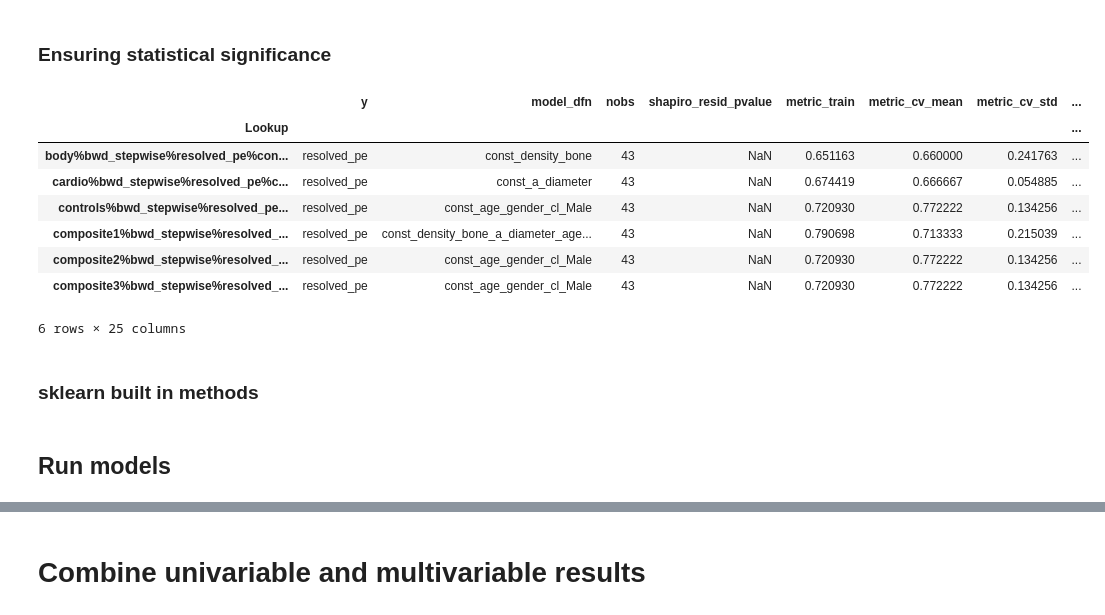
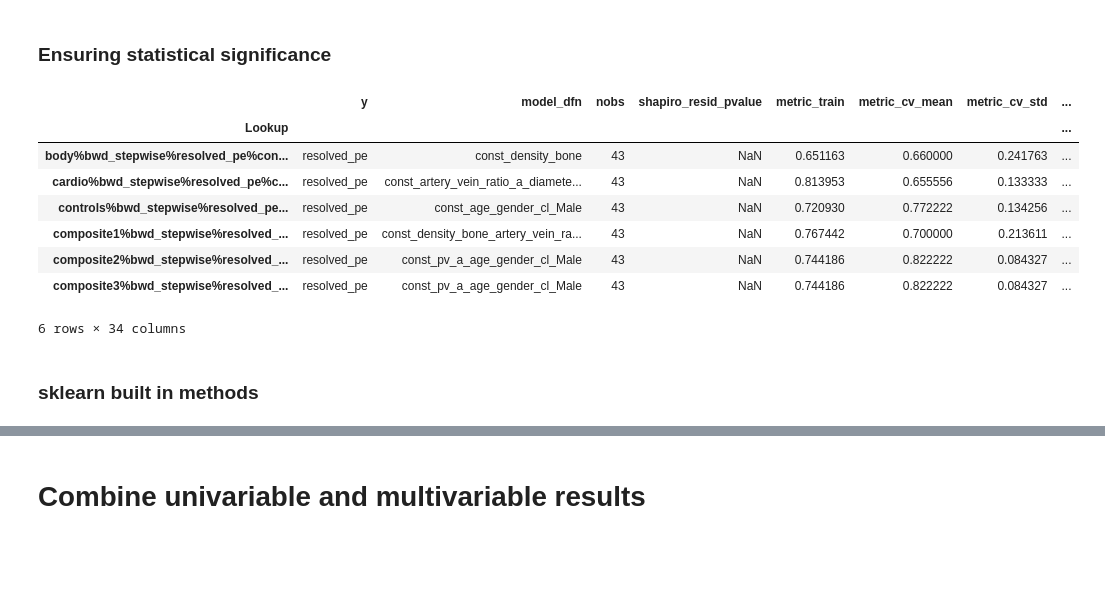
Before and after one commit to qaust/iCPET, a Jupyter notebook: src/logit.ipynb, the cells around one changed output, grey strips where cells are left out. Drawn from its saved outputs; the diff is of its cells as text; code cells hidden in the pictures; blank space fills up the shorter version.

```diff
--- a/src/logit.ipynb
+++ b/src/logit.ipynb
@@ -398,7 +399,7 @@ feature_options = {
 # %% [markdown]
 ### Ensuring statistical significance
 # %%
-PVALUE_CUTOFF = 0.05
+PVALUE_CUTOFF = 0.10
 
 multivariable_model_dfns = dict()
 
@@ -412,38 +413,38 @@ all_selected_feat, all_selected_progression = backward_stepwise_selection(X[all_
 composite_model1 = body_selected_feat + cardio_selected_feat + control_selected_feat
 composite_model2, composite_model2_progression = backward_stepwise_selection(X[composite_model1], y, PVALUE_CUTOFF)
 
 multivariable_model_dfns['body'] = body_selected_feat
 multivariable_model_dfns['cardio'] = cardio_selected_feat
 multivariable_model_dfns['controls'] = control_selected_feat
 multivariable_model_dfns['composite1'] = composite_model1
 multivariable_model_dfns['composite2'] = composite_model2
 multivariable_model_dfns['composite3'] = all_selected_feat
 
 # Run models
 backward_stepwise_results = pd.DataFrame()
 for model_key, model_dfn in multivariable_model_dfns.items():
     X_temp = sm.add_constant(X[model_dfn])
     y_temp = y.copy()
     model_sm, model_sk = fit_model(X_temp, y_temp)
     temp_results = combine_model_results(model_sm, model_sk, X_temp, y_temp)
     temp_results = temp_results.reset_index()
     temp_results['selection_method'] = 'bwd_stepwise'
     temp_results['model_dfn'] = temp_results['model_dfn'].apply('_'.join)
     temp_results['category'] = model_key
     temp_results['controls'] = 'controls=NA'
     temp_results.index = temp_results[['category', 'selection_method', 'y', 'controls']].apply('%'.join, axis=1)
     temp_results.index.name = 'Lookup'
     backward_stepwise_results = pd.concat([backward_stepwise_results, temp_results])
 backward_stepwise_results
 # %% [output]
 |  | y | model_dfn | nobs | shapiro_resid_pvalue | metric_train | metric_cv_mean | metric_cv_std | ... |
 | Lookup |  |  |  |  |  |  |  | ... |
 | body%bwd_stepwise%resolved_pe%con... | resolved_pe | const_density_bone | 43 | NaN | 0.651163 | 0.660000 | 0.241763 | ... |
-| cardio%bwd_stepwise%resolved_pe%c... | resolved_pe | const_a_diameter | 43 | NaN | 0.674419 | 0.666667 | 0.054885 | ... |
+| cardio%bwd_stepwise%resolved_pe%c... | resolved_pe | const_artery_vein_ratio_a_diamete... | 43 | NaN | 0.813953 | 0.655556 | 0.133333 | ... |
 | controls%bwd_stepwise%resolved_pe... | resolved_pe | const_age_gender_cl_Male | 43 | NaN | 0.720930 | 0.772222 | 0.134256 | ... |
-| composite1%bwd_stepwise%resolved_... | resolved_pe | const_density_bone_a_diameter_age... | 43 | NaN | 0.790698 | 0.713333 | 0.215039 | ... |
-| composite2%bwd_stepwise%resolved_... | resolved_pe | const_age_gender_cl_Male | 43 | NaN | 0.720930 | 0.772222 | 0.134256 | ... |
-| composite3%bwd_stepwise%resolved_... | resolved_pe | const_age_gender_cl_Male | 43 | NaN | 0.720930 | 0.772222 | 0.134256 | ... |
+| composite1%bwd_stepwise%resolved_... | resolved_pe | const_density_bone_artery_vein_ra... | 43 | NaN | 0.767442 | 0.700000 | 0.213611 | ... |
+| composite2%bwd_stepwise%resolved_... | resolved_pe | const_pv_a_age_gender_cl_Male | 43 | NaN | 0.744186 | 0.822222 | 0.084327 | ... |
+| composite3%bwd_stepwise%resolved_... | resolved_pe | const_pv_a_age_gender_cl_Male | 43 | NaN | 0.744186 | 0.822222 | 0.084327 | ... |
-6 rows × 25 columns
+6 rows × 34 columns
 # %% [markdown]
 ### sklearn built in methods
@@ -481,2 +450,0 @@ for feature_key, feature_option in tqdm(feature_options.items()):
-# %% [markdown]
-## Run models
```
Also changed, not shown: parts of 14 cells of this notebook.
